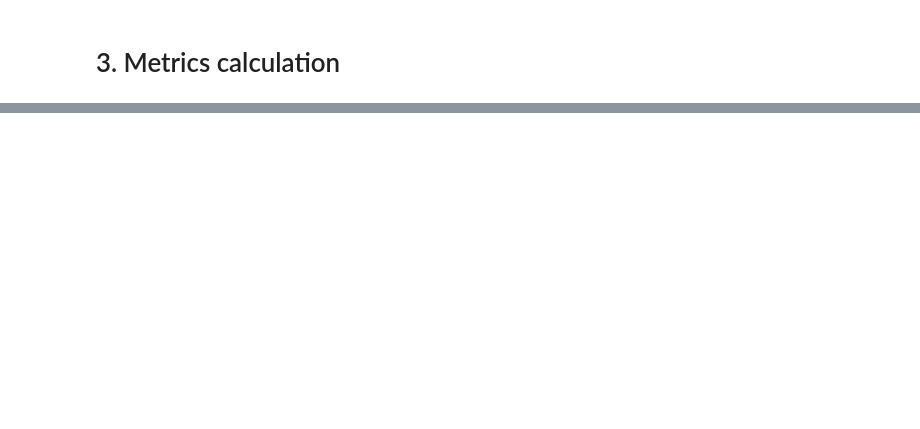
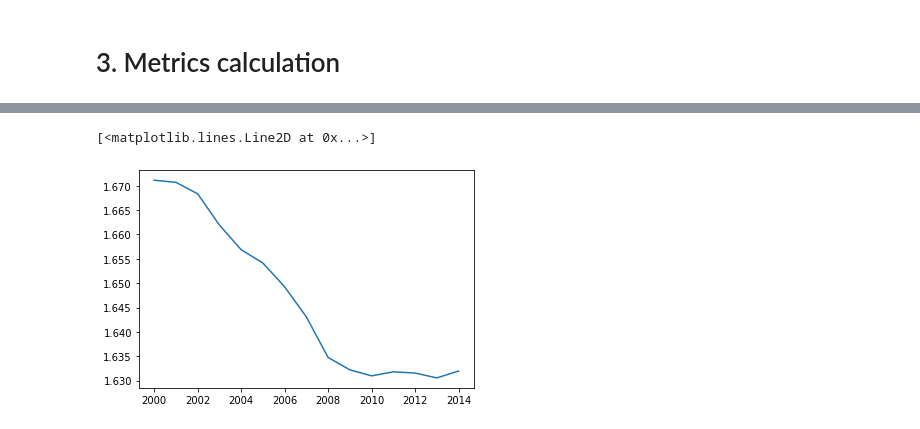
Before and after one commit to ai4er-cdt/geograph, a Jupyter notebook: notebooks/exploratory/3-demo-landscape-timeseries-metrics.ipynb, the cells around one changed output, grey strips where cells are left out. Drawn from its saved outputs; the diff is of its cells as text; code cells hidden in the pictures; blank space fills up the shorter version.

```diff
--- a/notebooks/exploratory/3-demo-landscape-timeseries-metrics.ipynb
+++ b/notebooks/exploratory/3-demo-landscape-timeseries-metrics.ipynb
@@ -83,0 +101,5 @@ graph_timestack.get_metric(total_area)
+# %%
+plt.plot(graph_timestack.times, graph_timestack.get_metric("shannon_diversity_index"))
+# %% [output]
+[<matplotlib.lines.Line2D at 0x...>]
+[figure, added]
```
Also changed, not shown: parts of 5 cells of this notebook, 1 other file.
